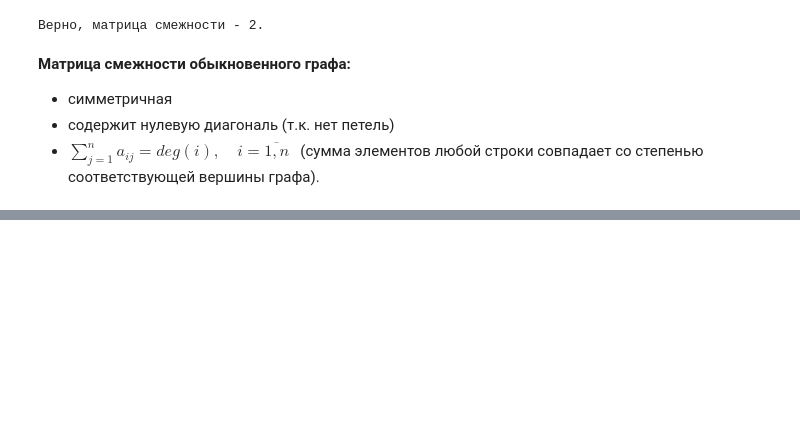
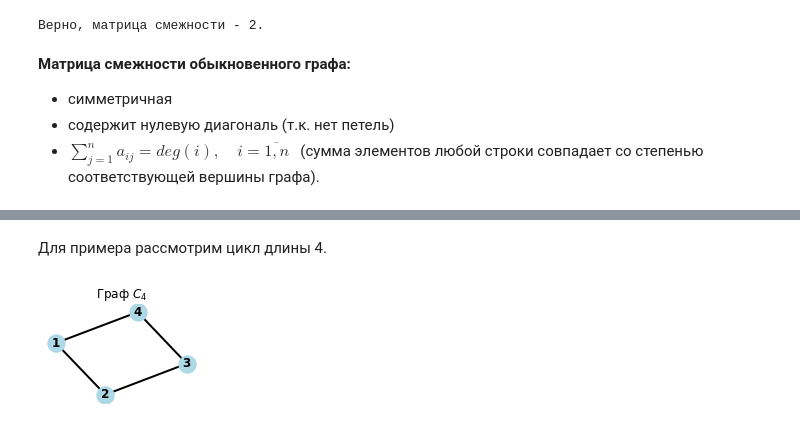
Before and after one commit to Oxanette/interactive_atg, a Jupyter notebook: Interactive_Tutorial_Chernykh.ipynb, the cells around one changed output, grey strips where cells are left out. Saved outputs shown, nothing was run; the diff lists cells and outputs as text; code cells hidden in the pictures; blank space fills up the shorter version.

```diff
--- a/Interactive_Tutorial_Chernykh.ipynb
+++ b/Interactive_Tutorial_Chernykh.ipynb
@@ -192,0 +326,14 @@ $b_{ij} = \displaystyle\sum_{s=1}^nc_{is}\cdot a_{sj}$, где $c_{is} > 0$ и $
+# %% [markdown]
+Для примера рассмотрим цикл длины 4.
+# %%
+G_next4 = nx.Graph()
+G_next4.add_nodes_from([1,2,3,4])
+G_next4.add_edges_from([(1,2),(2,3),(3,4),(1,4)])
+plt.subplot(221)
+options = {'node_color': "lightblue",
+          'width': 2,}
+nx.draw(G_next4, **options, with_labels=True, font_weight='bold')
+plt.title("Граф $C_4$")
+plt.show()
+# %% [output]
+[figure, added]
```
Also changed, not shown: parts of 10 cells of this notebook.
